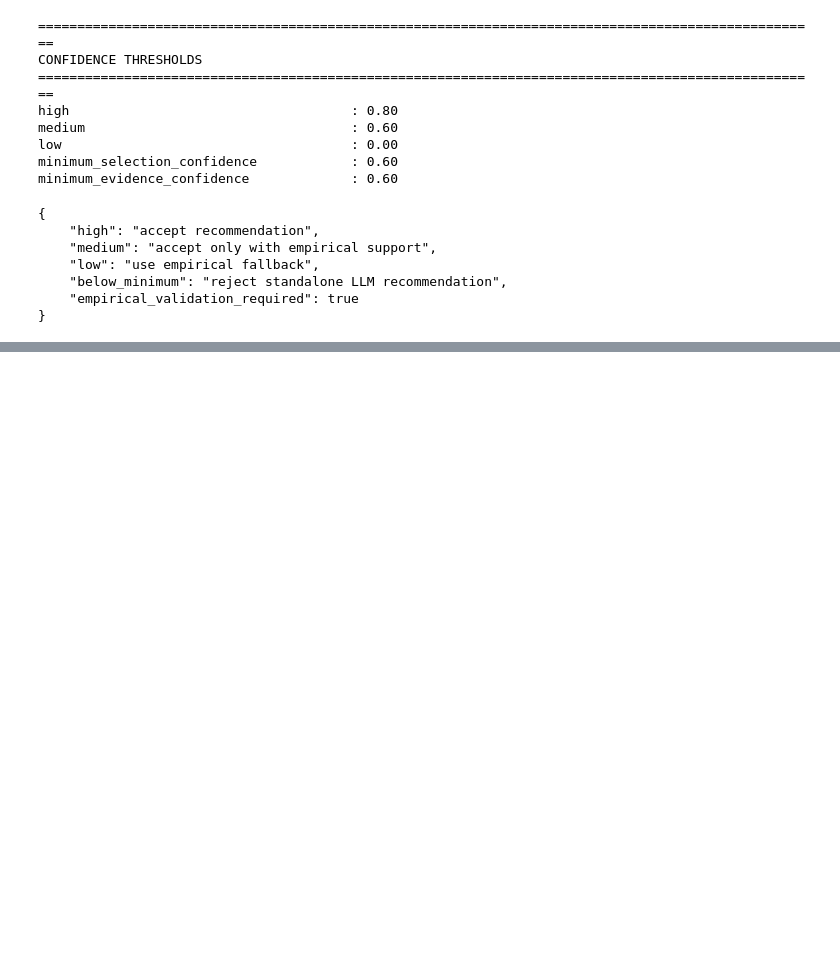
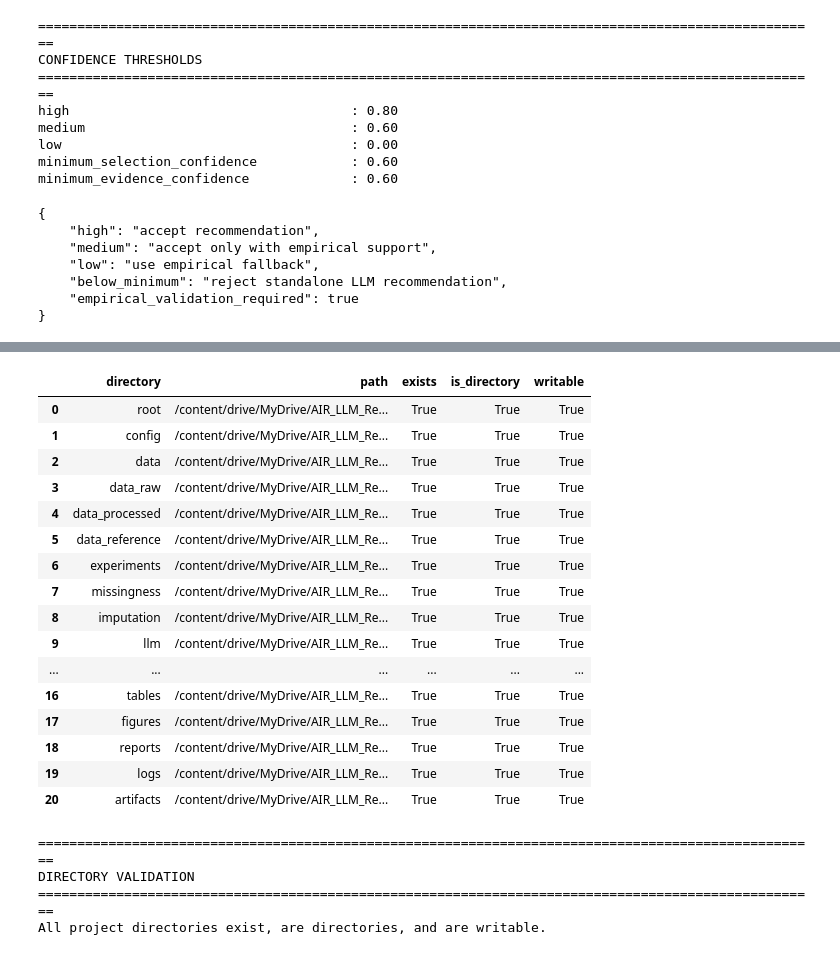
Before and after one commit to amzad-786githumb/AIR_LLM_Research, a Jupyter notebook: 00_Project_Configuration.ipynb, the cells around one changed output, grey strips where cells are left out. Drawn from its saved outputs; the diff is of its cells as text; code cells hidden in the pictures; blank space fills up the shorter version.

```diff
--- a/00_Project_Configuration.ipynb
+++ b/00_Project_Configuration.ipynb
@@ -3440,0 +1979,71 @@ NOTEBOOK 02 IS NOW AUTHORIZED TO LOAD THE CONFIGURATION
+# %%
+# ============================================================
+# CELL 00.14.2 — DIRECTORY VALIDATION
+# ============================================================
+
+DIRECTORY_VALIDATION = []
+
+for name, path in DIRECTORIES.items():
+
+    DIRECTORY_VALIDATION.append({
+
+        "directory":
+            name,
+
+        "path":
+            str(path),
+
+        "exists":
+            path.exists(),
+
+        "is_directory":
+            path.is_dir(),
+
+        "writable":
+            os.access(path, os.W_OK)
+    })
+
+DIRECTORY_VALIDATION_DF = pd.DataFrame(
+    DIRECTORY_VALIDATION
+)
+
+display(DIRECTORY_VALIDATION_DF)
+
+assert (
+    DIRECTORY_VALIDATION_DF["exists"].all()
+), "One or more project directories do not exist."
+
+assert (
+    DIRECTORY_VALIDATION_DF["is_directory"].all()
+), "One or more project paths are not directories."
+
+assert (
+    DIRECTORY_VALIDATION_DF["writable"].all()
+), "One or more project directories are not writable."
+
+print("=" * 100)
+print("DIRECTORY VALIDATION")
+print("=" * 100)
+print("All project directories exist, are directories, and are writable.")
+# %% [output]
+|  | directory | path | exists | is_directory | writable |
+| 0 | root | /content/drive/MyDrive/AIR_LLM_Re... | True | True | True |
+| 1 | config | /content/drive/MyDrive/AIR_LLM_Re... | True | True | True |
+| 2 | data | /content/drive/MyDrive/AIR_LLM_Re... | True | True | True |
+| 3 | data_raw | /content/drive/MyDrive/AIR_LLM_Re... | True | True | True |
+| 4 | data_processed | /content/drive/MyDrive/AIR_LLM_Re... | True | True | True |
+| 5 | data_reference | /content/drive/MyDrive/AIR_LLM_Re... | True | True | True |
+| 6 | experiments | /content/drive/MyDrive/AIR_LLM_Re... | True | True | True |
+| 7 | missingness | /content/drive/MyDrive/AIR_LLM_Re... | True | True | True |
+| 8 | imputation | /content/drive/MyDrive/AIR_LLM_Re... | True | True | True |
+| 9 | llm | /content/drive/MyDrive/AIR_LLM_Re... | True | True | True |
+| ... | ... | ... | ... | ... | ... |
+| 16 | tables | /content/drive/MyDrive/AIR_LLM_Re... | True | True | True |
+| 17 | figures | /content/drive/MyDrive/AIR_LLM_Re... | True | True | True |
+| 18 | reports | /content/drive/MyDrive/AIR_LLM_Re... | True | True | True |
+| 19 | logs | /content/drive/MyDrive/AIR_LLM_Re... | True | True | True |
+| 20 | artifacts | /content/drive/MyDrive/AIR_LLM_Re... | True | True | True |
+====================================================================================================
+DIRECTORY VALIDATION
+====================================================================================================
+All project directories exist, are directories, and are writable.
```
Also changed, not shown: parts of 58 cells of this notebook.
